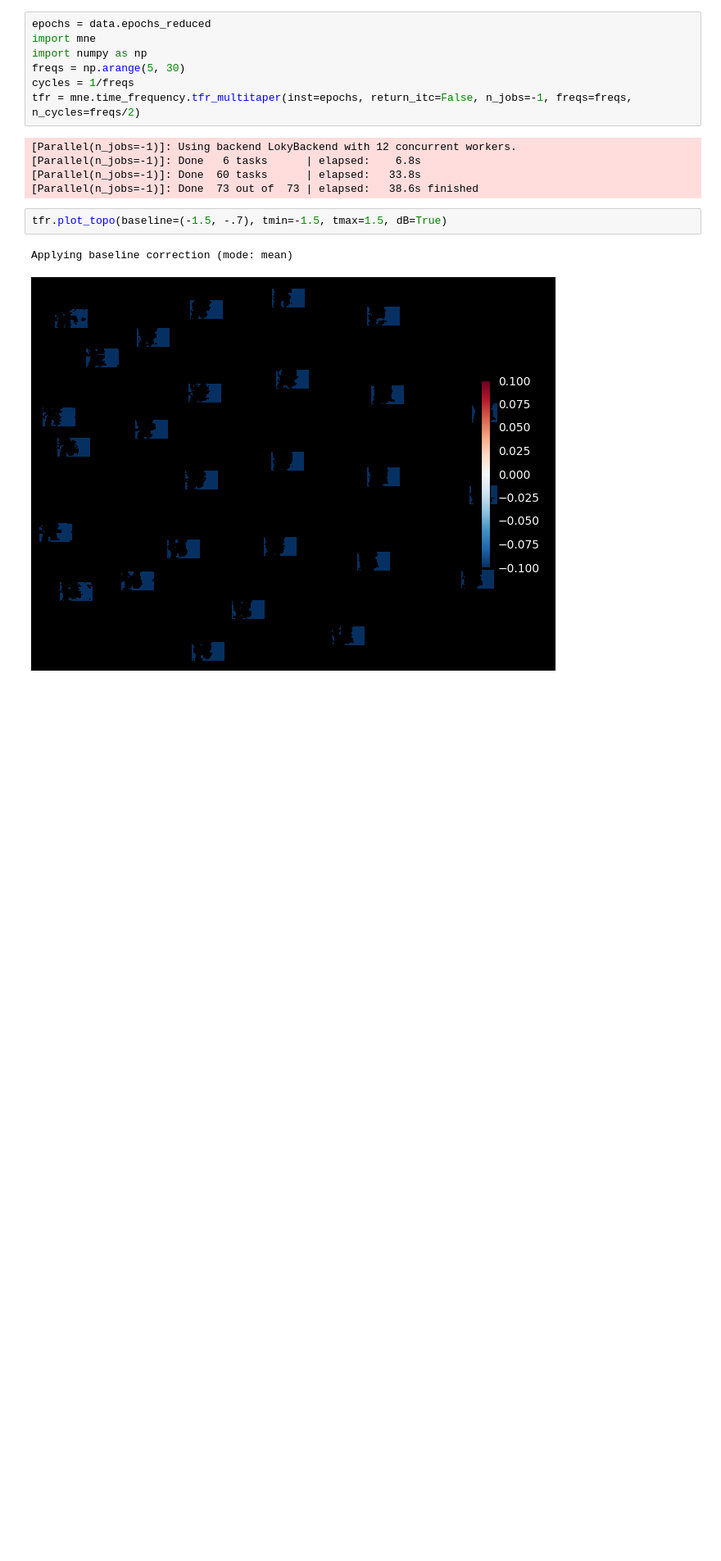
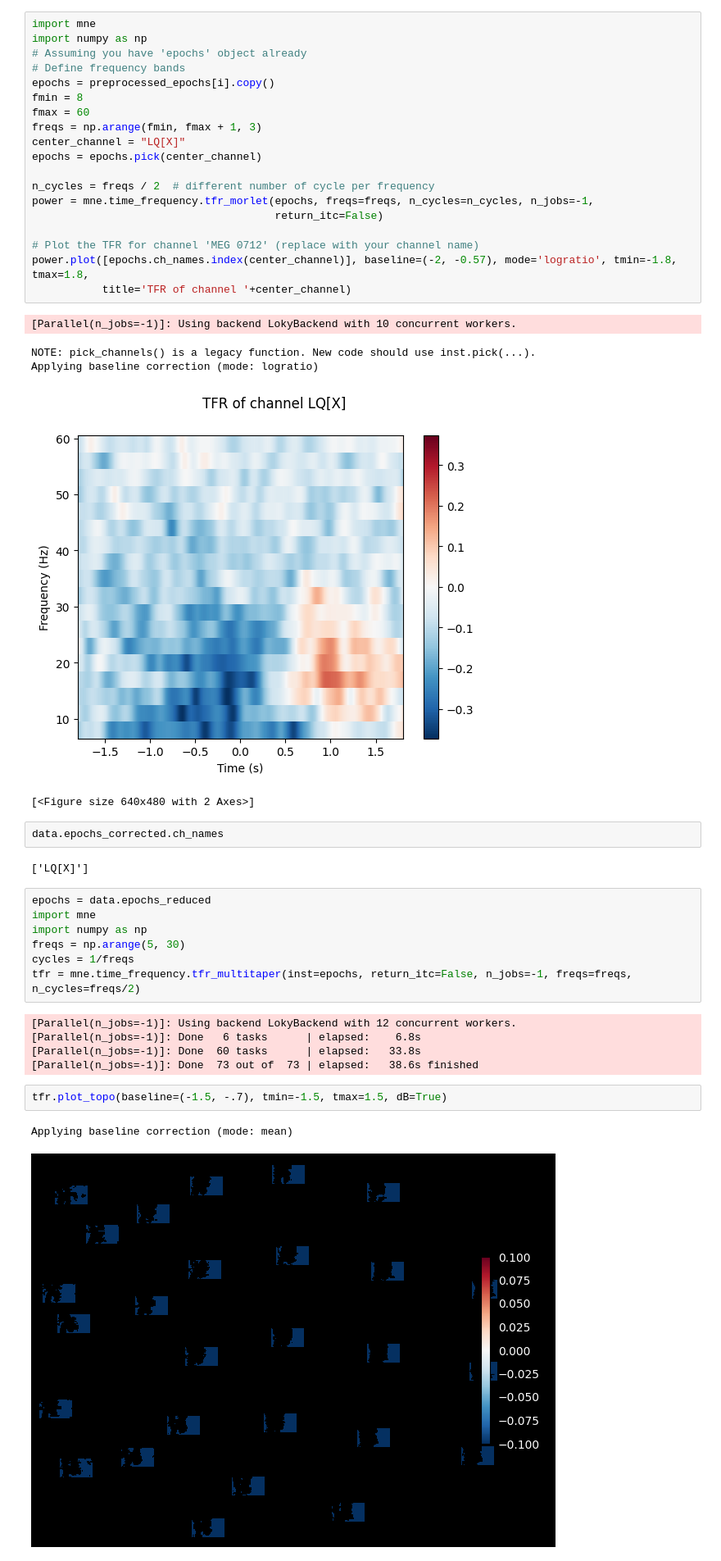
Before and after one commit to MarIniOnz/opm-thesis, a Jupyter notebook: notebooks/try_stuff.ipynb, the cells around one changed output. Shown: that part at 82% size. Drawn from its saved outputs; the diff is of its cells as text; blank space fills up the shorter version.

```diff
--- a/notebooks/try_stuff.ipynb
+++ b/notebooks/try_stuff.ipynb
@@ -25,3 +78,32 @@ mpl.pyplot.show()
+# %%
+import mne
+import numpy as np
+# Assuming you have 'epochs' object already
+# Define frequency bands
+epochs = preprocessed_epochs[i].copy()
+fmin = 8
+fmax = 60
+freqs = np.arange(fmin, fmax + 1, 3)
+center_channel = "LQ[X]"
+epochs = epochs.pick(center_channel)
+
+n_cycles = freqs / 2  # different number of cycle per frequency
+power = mne.time_frequency.tfr_morlet(epochs, freqs=freqs, n_cycles=n_cycles, n_jobs=-1,
+                                      return_itc=False)
+
+# Plot the TFR for channel 'MEG 0712' (replace with your channel name)
+power.plot([epochs.ch_names.index(center_channel)], baseline=(-2, -0.57), mode='logratio', tmin=-1.8, tmax=1.8,
+           title='TFR of channel '+center_channel)
+# %% [output]
+[Parallel(n_jobs=-1)]: Using backend LokyBackend with 10 concurrent workers.
+NOTE: pick_channels() is a legacy function. New code should use inst.pick(...).
+Applying baseline correction (mode: logratio)
+[figure, added]
+[<Figure size 640x480 with 2 Axes>]
+# %%
+data.epochs_corrected.ch_names
+# %% [output]
+['LQ[X]']
 # %%
 epochs = data.epochs_reduced
 import mne
```
Also changed, not shown: parts of 10 cells of this notebook, 2 other files.
